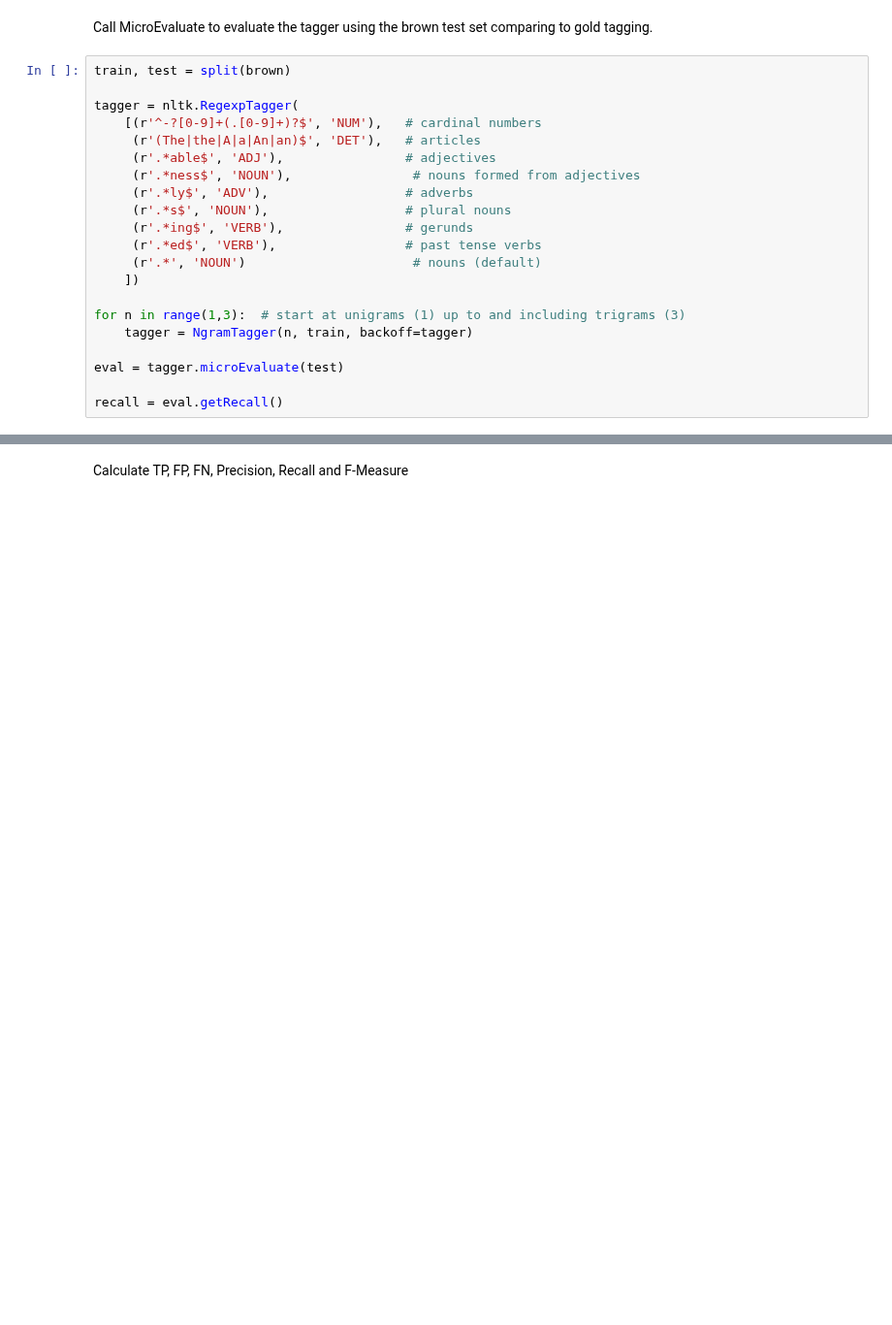
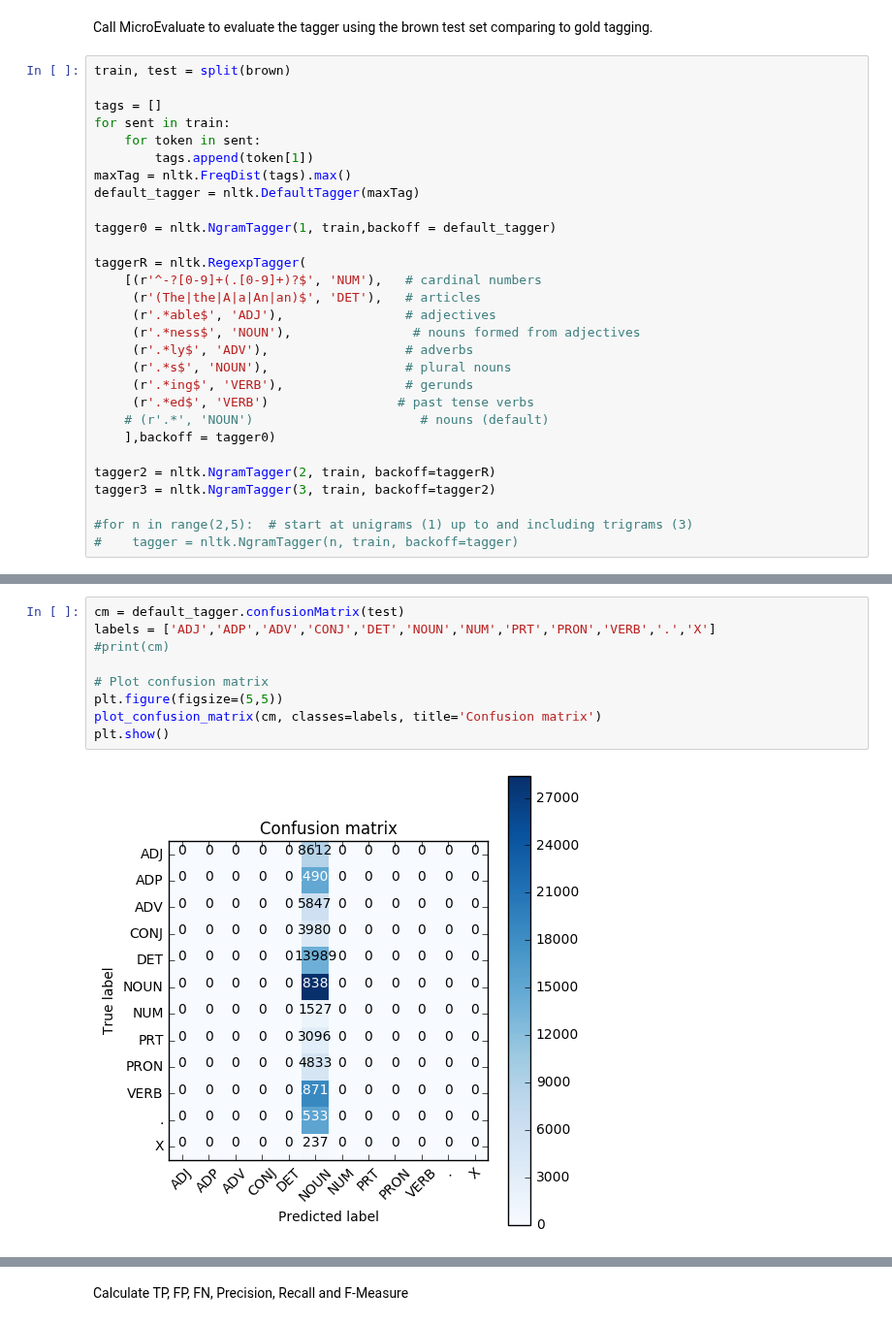
Before and after one commit to asnatm/nlpc, a Jupyter notebook: HW1.ipynb, the cells around one changed output, grey strips where cells are left out. Shown at 97% size. Drawn from its saved outputs; the diff is of its cells as text; blank space fills up the shorter version.

Commit message:
Confusion matrix and discussion

```diff
--- a/HW1.ipynb
+++ b/HW1.ipynb
@@ -601,7 +664,16 @@ Call MicroEvaluate to evaluate the tagger using the brown test set comparing to
 # %%
 train, test = split(brown)
 
-tagger = nltk.RegexpTagger(
+tags = []
+for sent in train:
+    for token in sent:
+        tags.append(token[1])
+maxTag = nltk.FreqDist(tags).max()
+default_tagger = nltk.DefaultTagger(maxTag)
+
+tagger0 = nltk.NgramTagger(1, train,backoff = default_tagger)
+
+taggerR = nltk.RegexpTagger(
     [(r'^-?[0-9]+(.[0-9]+)?$', 'NUM'),   # cardinal numbers
      (r'(The|the|A|a|An|an)$', 'DET'),   # articles
      (r'.*able$', 'ADJ'),                # adjectives
@@ -609,13 +681,12 @@ tagger = nltk.RegexpTagger(
      (r'.*ly$', 'ADV'),                  # adverbs
      (r'.*s$', 'NOUN'),                  # plural nouns
      (r'.*ing$', 'VERB'),                # gerunds
-     (r'.*ed$', 'VERB'),                 # past tense verbs
-     (r'.*', 'NOUN')                      # nouns (default)
-    ])
+     (r'.*ed$', 'VERB')                 # past tense verbs
+    # (r'.*', 'NOUN')                      # nouns (default)
+    ],backoff = tagger0)
 
-for n in range(1,3):  # start at unigrams (1) up to and including trigrams (3)
-    tagger = NgramTagger(n, train, backoff=tagger)
+tagger2 = nltk.NgramTagger(2, train, backoff=taggerR)
+tagger3 = nltk.NgramTagger(3, train, backoff=tagger2)
 
-eval = tagger.microEvaluate(test)
-
-recall = eval.getRecall()
+#for n in range(2,5):  # start at unigrams (1) up to and including trigrams (3)
+#    tagger = nltk.NgramTagger(n, train, backoff=tagger)
@@ -621,0 +703,11 @@ recall = eval.getRecall()
+# %%
+cm = default_tagger.confusionMatrix(test)
+labels = ['ADJ','ADP','ADV','CONJ','DET','NOUN','NUM','PRT','PRON','VERB','.','X']
+#print(cm)
+
+# Plot confusion matrix
+plt.figure(figsize=(5,5))
+plot_confusion_matrix(cm, classes=labels, title='Confusion matrix')
+plt.show()
+# %% [output]
+[figure, added]
```
Also changed, not shown: parts of 10 cells of this notebook, 2 other files.
